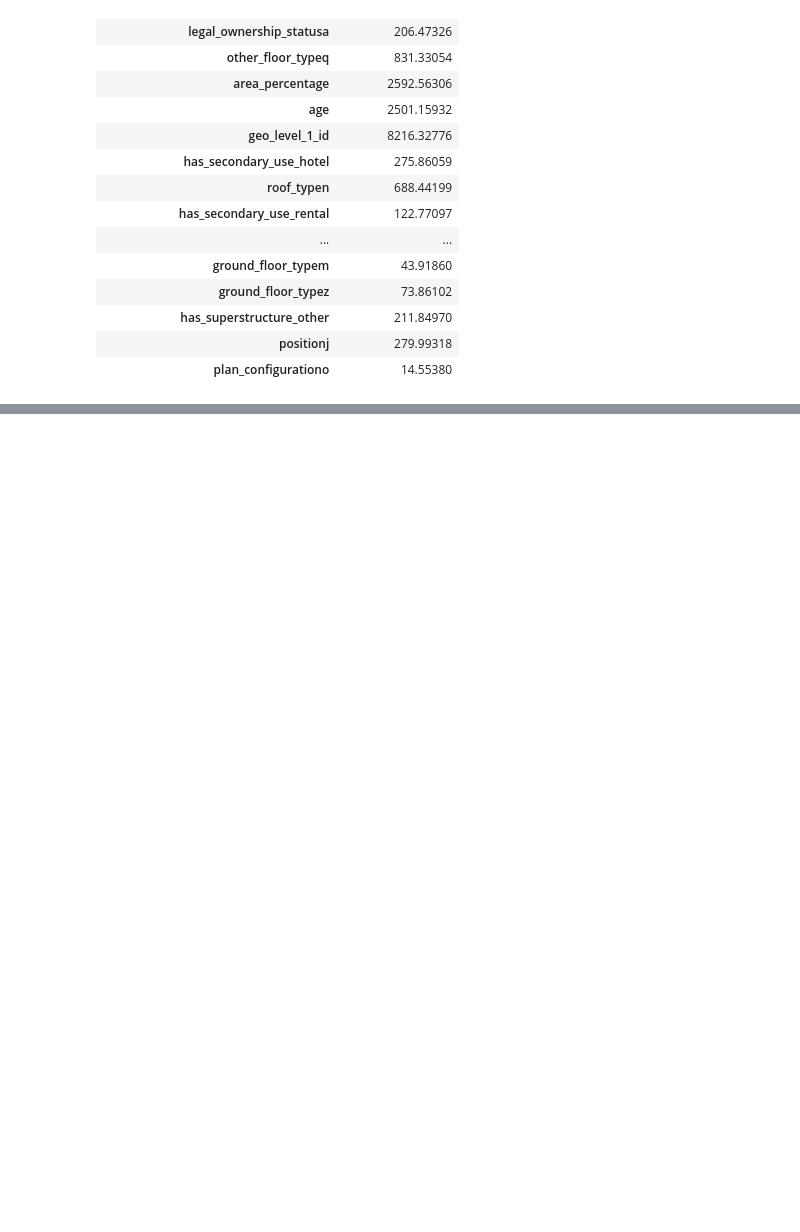
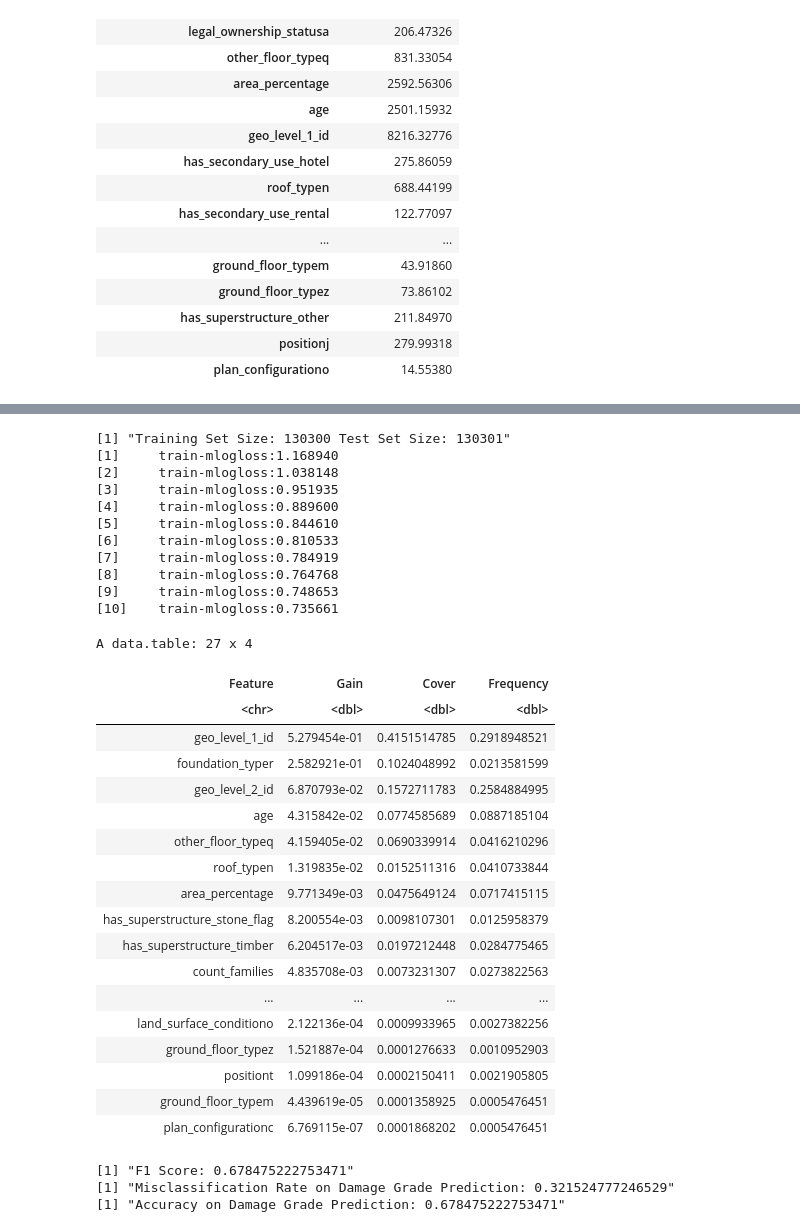
Before and after one commit to ULB-INFO-F-422/richter-s-predictor-group-26, a Jupyter notebook: FirstVersion.ipynb, the cells around one changed output, grey strips where cells are left out. Drawn from its saved outputs; the diff is of its cells as text; code cells hidden in the pictures; blank space fills up the shorter version.

```diff
--- a/FirstVersion.ipynb
+++ b/FirstVersion.ipynb
@@ -998,0 +991,76 @@ Actual    -1     0     1
+# %%
+# 1. Mélanger l'ensemble de données de manière aléatoire.
+shuffled_index <- sample(1:nrow(New_Train))
+
+# 2. Obtenir l'indice pour la moitié de l'ensemble de données
+half_index <- floor(nrow(New_Train)/2)
+
+# 3. Diviser les données d'entraînement en deux plus petits dataframes : l'ensemble d'entraînement et l'ensemble de test
+train_data <- New_Train[shuffled_index[1:half_index], ]
+test_data <- New_Train[shuffled_index[(half_index+1):nrow(New_Train)], ]
+
+#4. Tailles de l'ensemble d'entraînement et de l'ensemble de test
+print(paste("Training Set Size:", half_index, "Test Set Size:", nrow(New_Train)-half_index))
+
+#5. Entraîner le modèle de gradient boosting tree (XGBoost)
+model <- xgboost(data = as.matrix(train_data[, -ncol(train_data)]),
+                 label = train_data[, ncol(train_data)],
+                 nrounds = 10,
+                 objective = "multi:softmax",
+                 num_class = 4)
+
+# Visualiser l'importance des variables
+xgb.importance(feature_names = colnames(train_data[, -ncol(train_data)]), model = model)
+
+# Obtenir les prédictions de notre ensemble de test à partir de notre modèle entraîné
+Y_pred <- predict(model, as.matrix(test_data[, -ncol(test_data)]))
+
+# Obtenir les résultats réels de l'ensemble de test
+Y <- test_data[, ncol(test_data)]
+
+# Matrice de confusion
+confusion_matrix <- table(Y_pred, Y)
+
+# Calculer le score F1
+library(MLmetrics)
+f1_score <- F1_Score_micro(Y, Y_pred)
+print(paste("F1 Score:", f1_score))
+
+accuracy <- sum(diag(confusion_matrix)) / sum(confusion_matrix)
+misclassification_rate <- 1 - accuracy
+print(paste("Misclassification Rate on Damage Grade Prediction:", misclassification_rate))
+print(paste("Accuracy on Damage Grade Prediction:", accuracy))
+# %% [output]
+[1] "Training Set Size: 130300 Test Set Size: 130301"
+[1]     train-mlogloss:1.168940
+[2]     train-mlogloss:1.038148
+[3]     train-mlogloss:0.951935
+[4]     train-mlogloss:0.889600
+[5]     train-mlogloss:0.844610
+[6]     train-mlogloss:0.810533
+[7]     train-mlogloss:0.784919
+[8]     train-mlogloss:0.764768
+[9]     train-mlogloss:0.748653
+[10]    train-mlogloss:0.735661
+A data.table: 27 x 4
+| Feature | Gain | Cover | Frequency |
+| <chr> | <dbl> | <dbl> | <dbl> |
+| geo_level_1_id | 5.279454e-01 | 0.4151514785 | 0.2918948521 |
+| foundation_typer | 2.582921e-01 | 0.1024048992 | 0.0213581599 |
+| geo_level_2_id | 6.870793e-02 | 0.1572711783 | 0.2584884995 |
+| age | 4.315842e-02 | 0.0774585689 | 0.0887185104 |
+| other_floor_typeq | 4.159405e-02 | 0.0690339914 | 0.0416210296 |
+| roof_typen | 1.319835e-02 | 0.0152511316 | 0.0410733844 |
+| area_percentage | 9.771349e-03 | 0.0475649124 | 0.0717415115 |
+| has_superstructure_stone_flag | 8.200554e-03 | 0.0098107301 | 0.0125958379 |
+| has_superstructure_timber | 6.204517e-03 | 0.0197212448 | 0.0284775465 |
+| count_families | 4.835708e-03 | 0.0073231307 | 0.0273822563 |
+| ... | ... | ... | ... |
+| land_surface_conditiono | 2.122136e-04 | 0.0009933965 | 0.0027382256 |
+| ground_floor_typez | 1.521887e-04 | 0.0001276633 | 0.0010952903 |
+| positiont | 1.099186e-04 | 0.0002150411 | 0.0021905805 |
+| ground_floor_typem | 4.439619e-05 | 0.0001358925 | 0.0005476451 |
+| plan_configurationc | 6.769115e-07 | 0.0001868202 | 0.0005476451 |
+[1] "F1 Score: 0.678475222753471"
+[1] "Misclassification Rate on Damage Grade Prediction: 0.321524777246529"
+[1] "Accuracy on Damage Grade Prediction: 0.678475222753471"
```
Also changed, not shown: parts of 47 cells of this notebook.
